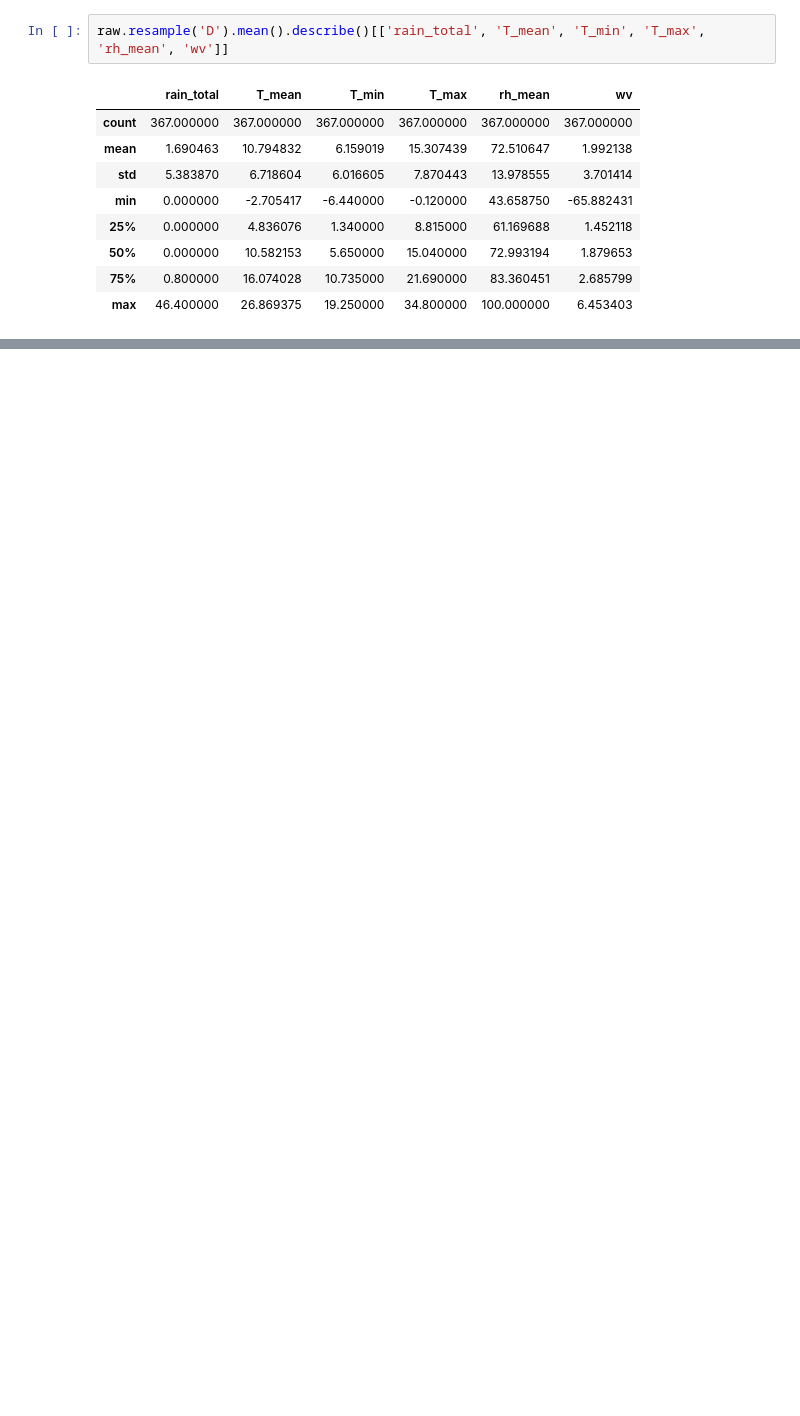
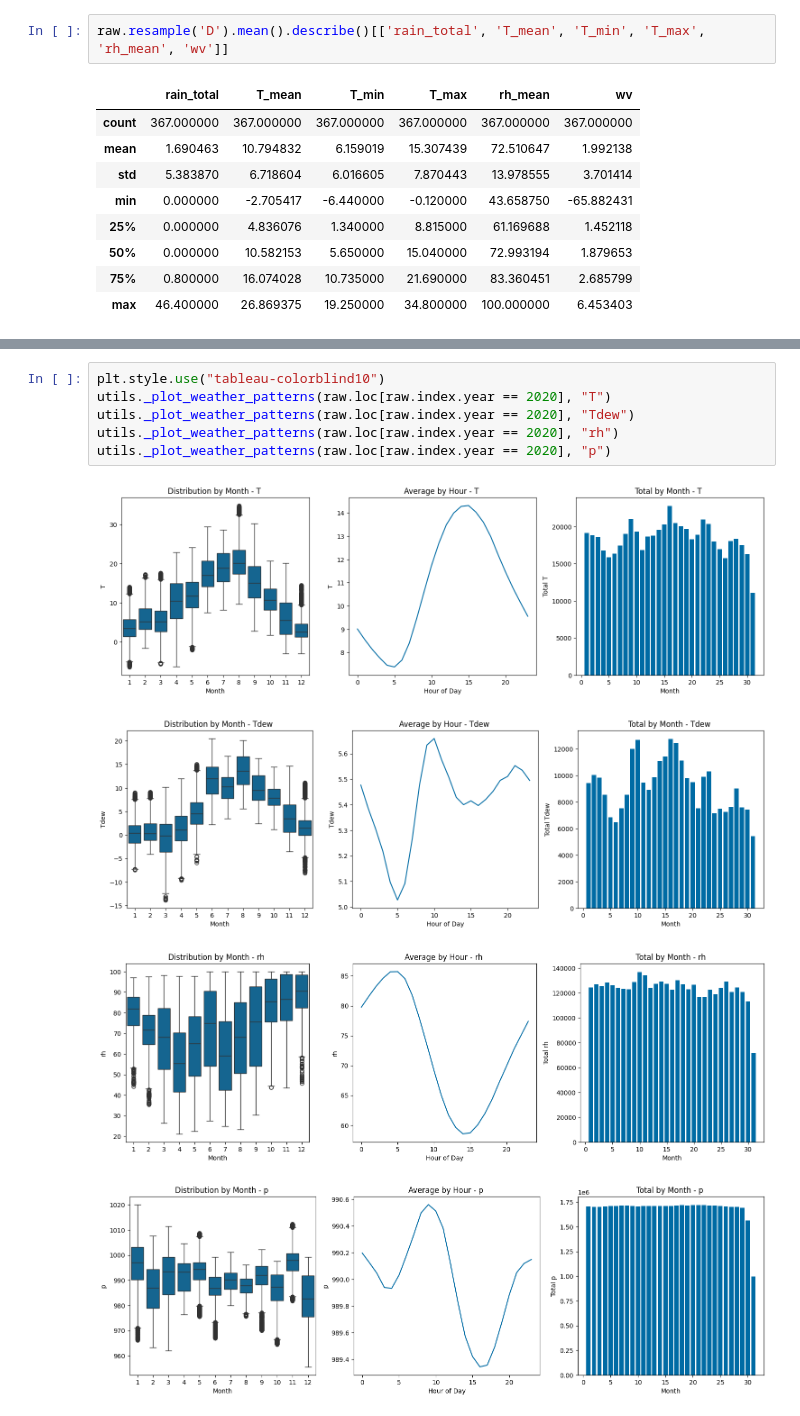
Before and after one commit to pelabdang/weather-forecasting-timeseries, a Jupyter notebook: notebooks/exploratory/01_data_overview.ipynb, the cells around one changed output, grey strips where cells are left out. Drawn from its saved outputs; the diff is of its cells as text; blank space fills up the shorter version.

```diff
--- a/notebooks/exploratory/01_data_overview.ipynb
+++ b/notebooks/exploratory/01_data_overview.ipynb
@@ -238,0 +91,11 @@ column_descriptions = {
+# %%
+plt.style.use("tableau-colorblind10")
+utils._plot_weather_patterns(raw.loc[raw.index.year == 2020], "T")
+utils._plot_weather_patterns(raw.loc[raw.index.year == 2020], "Tdew")
+utils._plot_weather_patterns(raw.loc[raw.index.year == 2020], "rh")
+utils._plot_weather_patterns(raw.loc[raw.index.year == 2020], "p")
+# %% [output]
+[figure, added]
+[figure, added]
+[figure, added]
+[figure, added]
```
Also changed, not shown: parts of 15 cells of this notebook, 5 other files.
